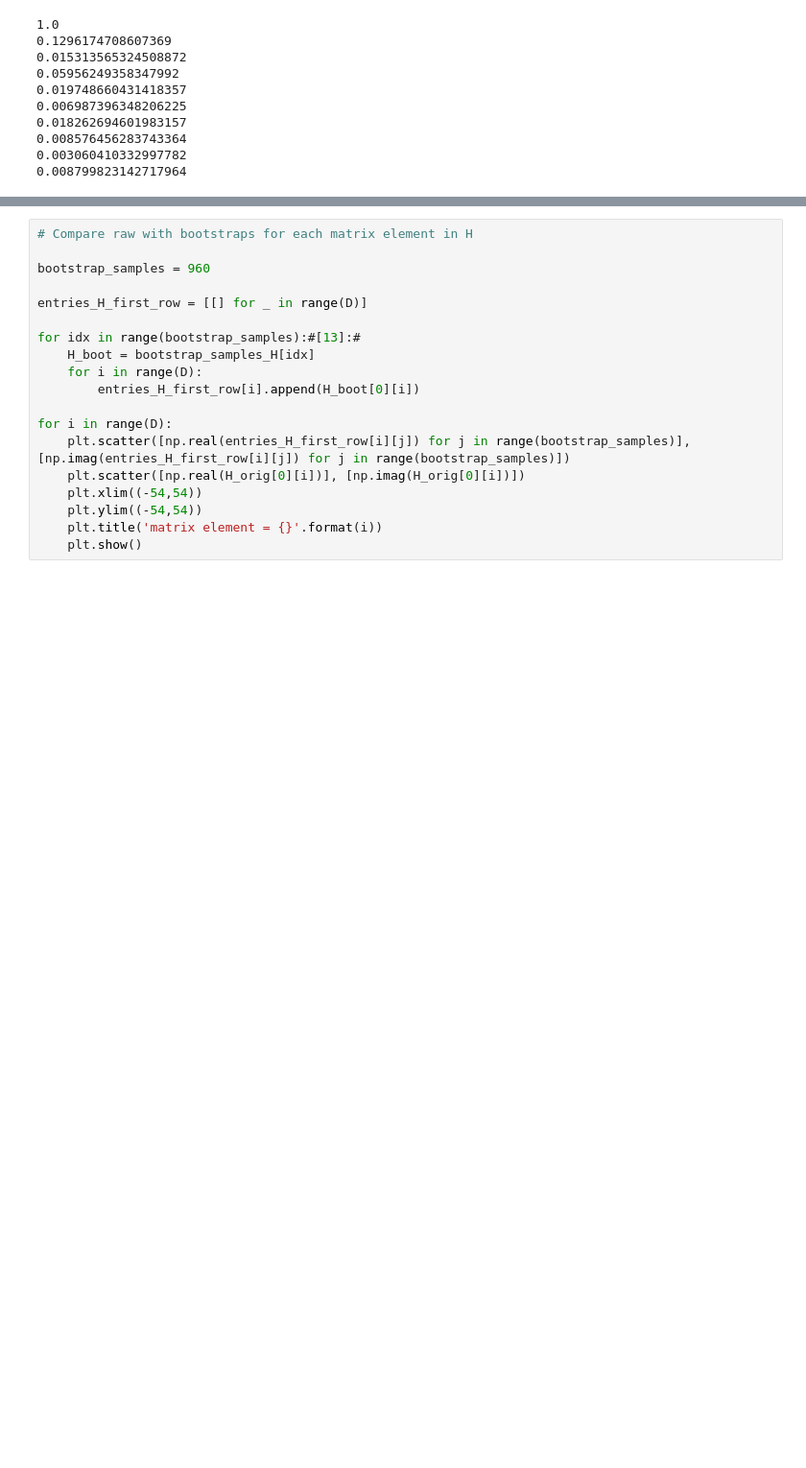
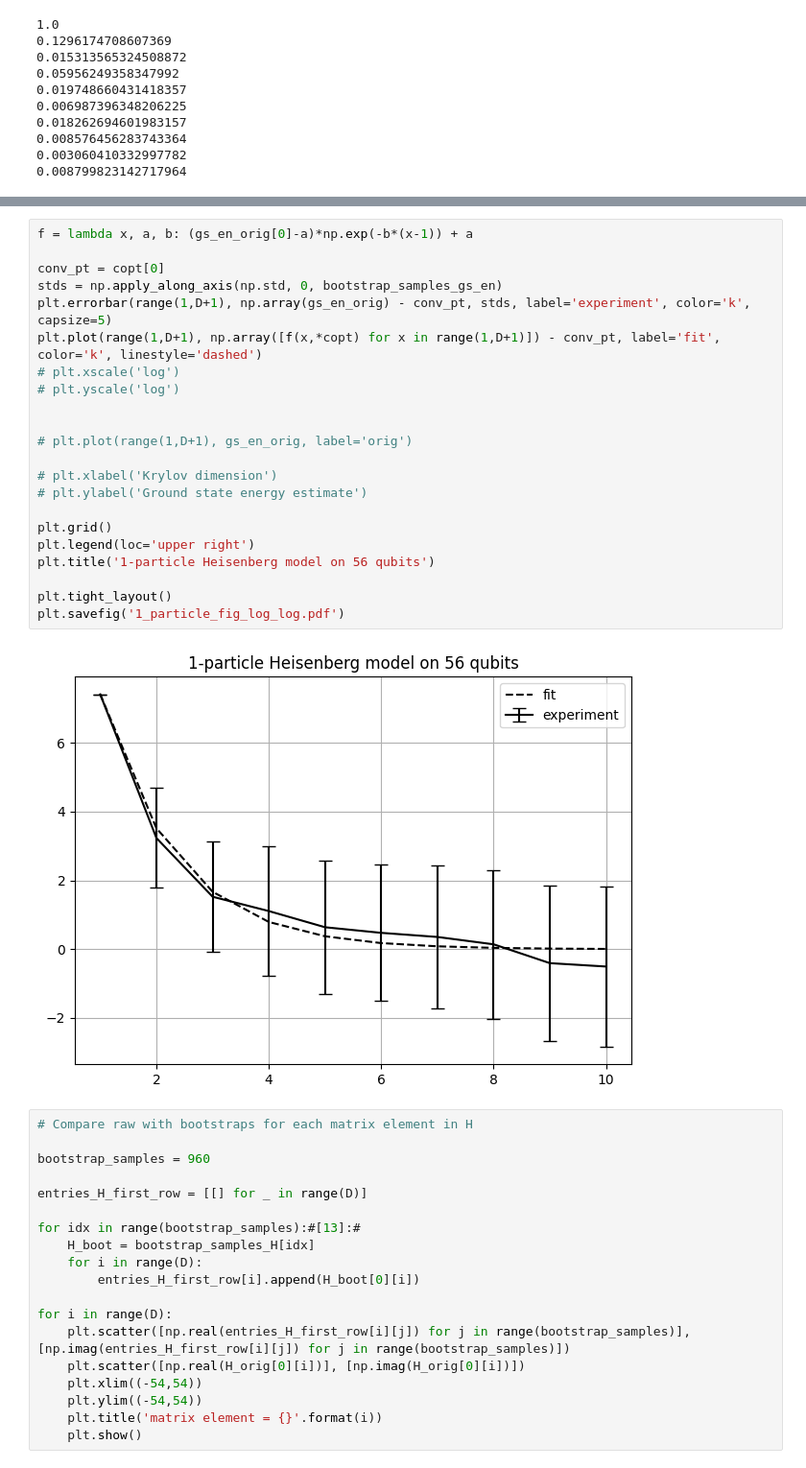
Before and after one commit to wmkirby1/krylov-experiment-data-processing, a Jupyter notebook: k1_57q_expt_11172023_130221/bootstrap_postprocessing.ipynb, the cells around one changed output, grey strips where cells are left out. Shown at 96% size. Cells and saved outputs as stored; diff of their text form; blank space fills up the shorter version.

```diff
--- a/k1_57q_expt_11172023_130221/bootstrap_postprocessing.ipynb
+++ b/k1_57q_expt_11172023_130221/bootstrap_postprocessing.ipynb
@@ -620,3 +963,27 @@ plt.savefig('1_particle_fig.pdf')
+# %%
+f = lambda x, a, b: (gs_en_orig[0]-a)*np.exp(-b*(x-1)) + a
+
+conv_pt = copt[0]
+stds = np.apply_along_axis(np.std, 0, bootstrap_samples_gs_en)
+plt.errorbar(range(1,D+1), np.array(gs_en_orig) - conv_pt, stds, label='experiment', color='k', capsize=5)
+plt.plot(range(1,D+1), np.array([f(x,*copt) for x in range(1,D+1)]) - conv_pt, label='fit', color='k', linestyle='dashed')
+# plt.xscale('log')
+# plt.yscale('log')
+
+
+# plt.plot(range(1,D+1), gs_en_orig, label='orig')
+
+# plt.xlabel('Krylov dimension')
+# plt.ylabel('Ground state energy estimate')
+
+plt.grid()
+plt.legend(loc='upper right')
+plt.title('1-particle Heisenberg model on 56 qubits')
+
+plt.tight_layout()
+plt.savefig('1_particle_fig_log_log.pdf')
+# %% [output]
+[figure, added]
 # %%
 # Compare raw with bootstraps for each matrix element in H
 
```
Also changed, not shown: parts of 10 cells of this notebook, 17 other files.
